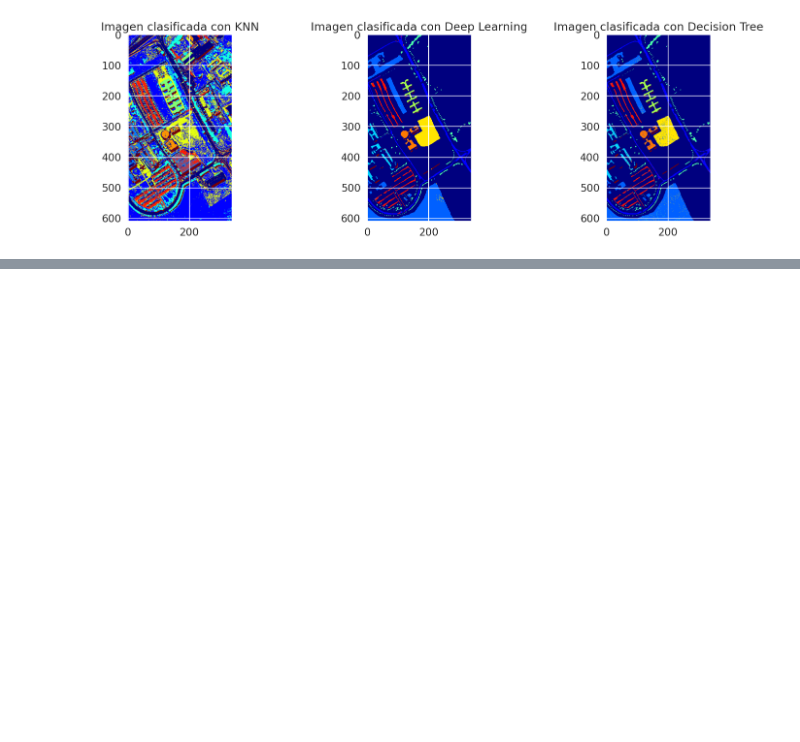
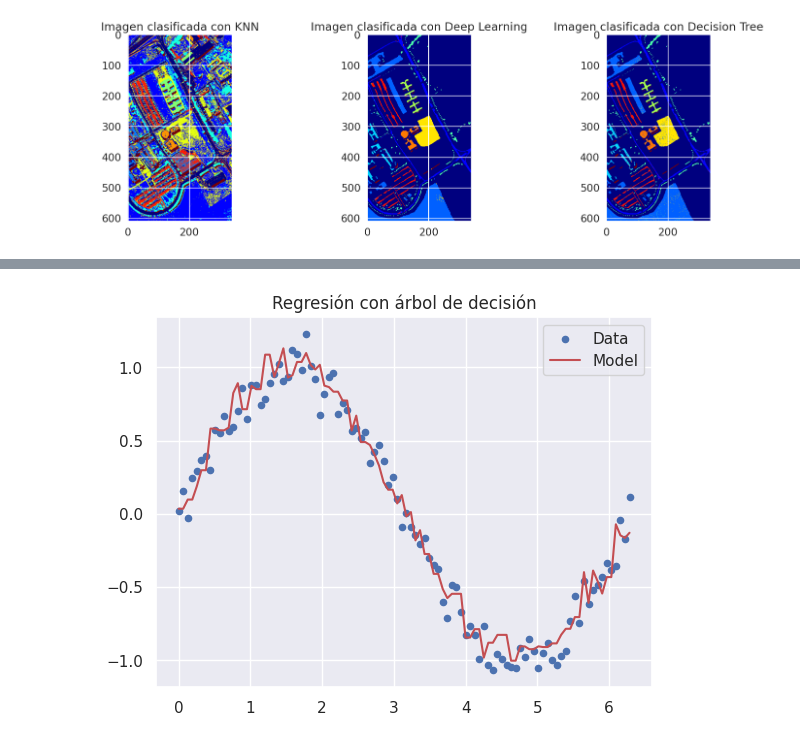
Before and after one commit to Gilberter/Hands-on-Computer-Vision, a Jupyter notebook: sesiones/sesion4/Sesion4_3_Classification.ipynb, the cells around one changed output, grey strips where cells are left out. Saved outputs shown, nothing was run; the diff lists cells and outputs as text; code cells hidden in the pictures; blank space fills up the shorter version.

```diff
--- a/sesiones/sesion4/Sesion4_3_Classification.ipynb
+++ b/sesiones/sesion4/Sesion4_3_Classification.ipynb
@@ -565,0 +714,8 @@ None
+# %%
+plt.scatter(x, y, s=20, label='Data')
+plt.plot(x, y_pred, color='r', label='Model')
+plt.title("Regresión con árbol de decisión")
+plt.legend()
+plt.show()
+# %% [output]
+[figure, added]
```
Also changed, not shown: parts of 19 cells of this notebook.
